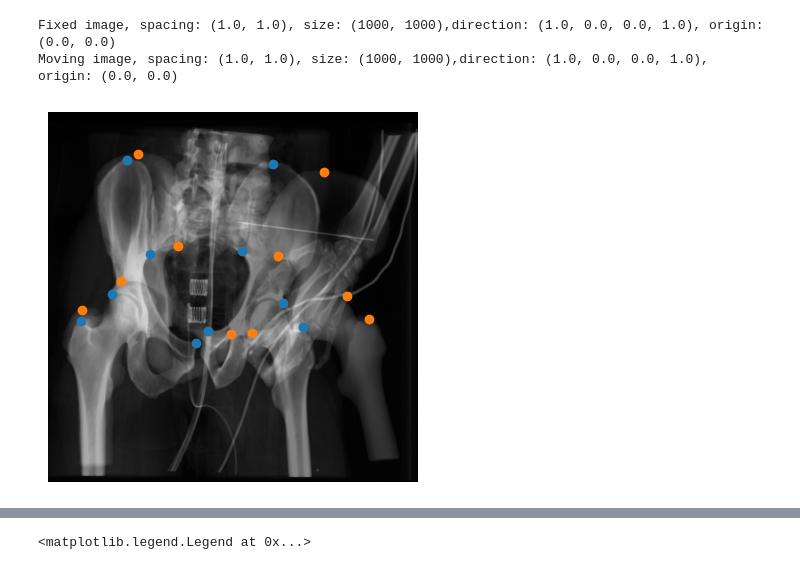
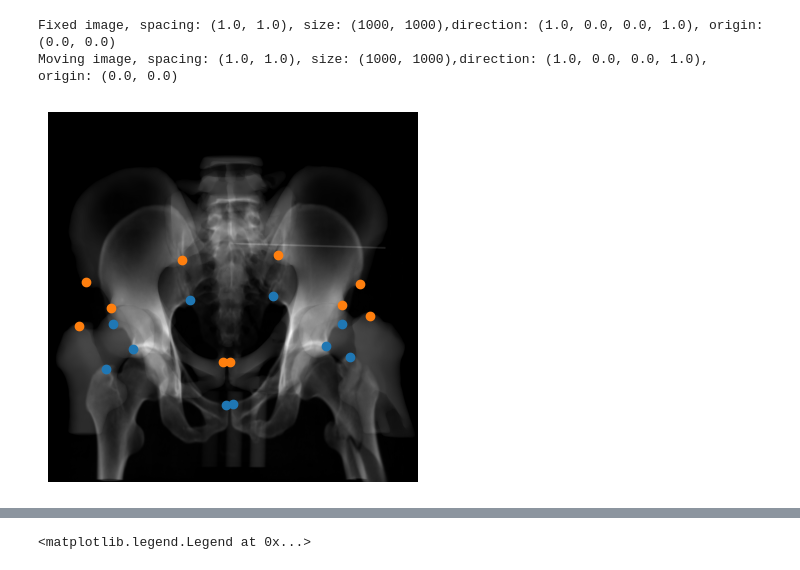
Before and after one commit to Vojtech-Benda/ca_isf, a Jupyter notebook: sitkRegistration.ipynb, the cells around one changed output, grey strips where cells are left out. Drawn from its saved outputs; the diff is of its cells as text; code cells hidden in the pictures.

```diff
--- a/sitkRegistration.ipynb
+++ b/sitkRegistration.ipynb
@@ -163,31 +163,31 @@ def plotRegistrationErrors():
     # Adjust the spacing between subplots so that the axis labels don't overlap.
     plt.show()
 # %%
-num = "02"
+num = "09"
 movingImage = sitk.ReadImage(f"input_files\\pacient_{num}\\registration\\pacient{num}Preop.mha", sitk.sitkFloat32)
 fixedImage = sitk.ReadImage(f"input_files\\pacient_{num}\\registration\\pacient{num}IntraopST.mha", sitk.sitkFloat32)
-movingImage = movingImage[..., 0]
-fixedImage = fixedImage[..., 0]
+movingImage = movingImage
+fixedImage = fixedImage
 
 movingPoints = getPoints(f"input_files\\pacient_{num}\\registration\\pacient{num}PreopPoints.csv")
 fixedPoints = getPoints(f"input_files\\pacient_{num}\\registration\\pacient{num}IntraopPoints.csv")
 movingPoints = [sublist[:-1] for sublist in movingPoints]
 fixedPoints = [sublist[:-1] for sublist in fixedPoints]
 
 print(f"Fixed image, spacing: {fixedImage.GetSpacing()}, size: {fixedImage.GetSize()},"
       f"direction: {fixedImage.GetDirection()}, origin: {fixedImage.GetOrigin()}")
 print(f"Moving image, spacing: {movingImage.GetSpacing()}, size: {movingImage.GetSize()},"
       f"direction: {movingImage.GetDirection()}, origin: {movingImage.GetOrigin()}")
 plt.imshow(sitk.GetArrayViewFromImage(fixedImage), cmap="gray") # [0, ...]
 plt.imshow(sitk.GetArrayViewFromImage(movingImage), cmap="gray", alpha=0.5) # [0, ...]
 plt.scatter(list(np.array(fixedPoints).T)[0], list(np.array(fixedPoints).T)[1], c="#1f77b4")
 plt.scatter(list(np.array(movingPoints).T)[0], list(np.array(movingPoints).T)[1], c="#ff7f0e")
 plt.axis("off")
 plt.show()
 # %% [output]
 Fixed image, spacing: (1.0, 1.0), size: (1000, 1000),direction: (1.0, 0.0, 0.0, 1.0), origin: (0.0, 0.0)
 Moving image, spacing: (1.0, 1.0), size: (1000, 1000),direction: (1.0, 0.0, 0.0, 1.0), origin: (0.0, 0.0)
-[figure, old version]
+[figure, new version]
 # %%
 initialTransform = sitk.CenteredTransformInitializer(fixedImage, movingImage,
                                                      sitk.AffineTransform(2),
```
Also changed, not shown: parts of 7 cells of this notebook, 8 other files.
